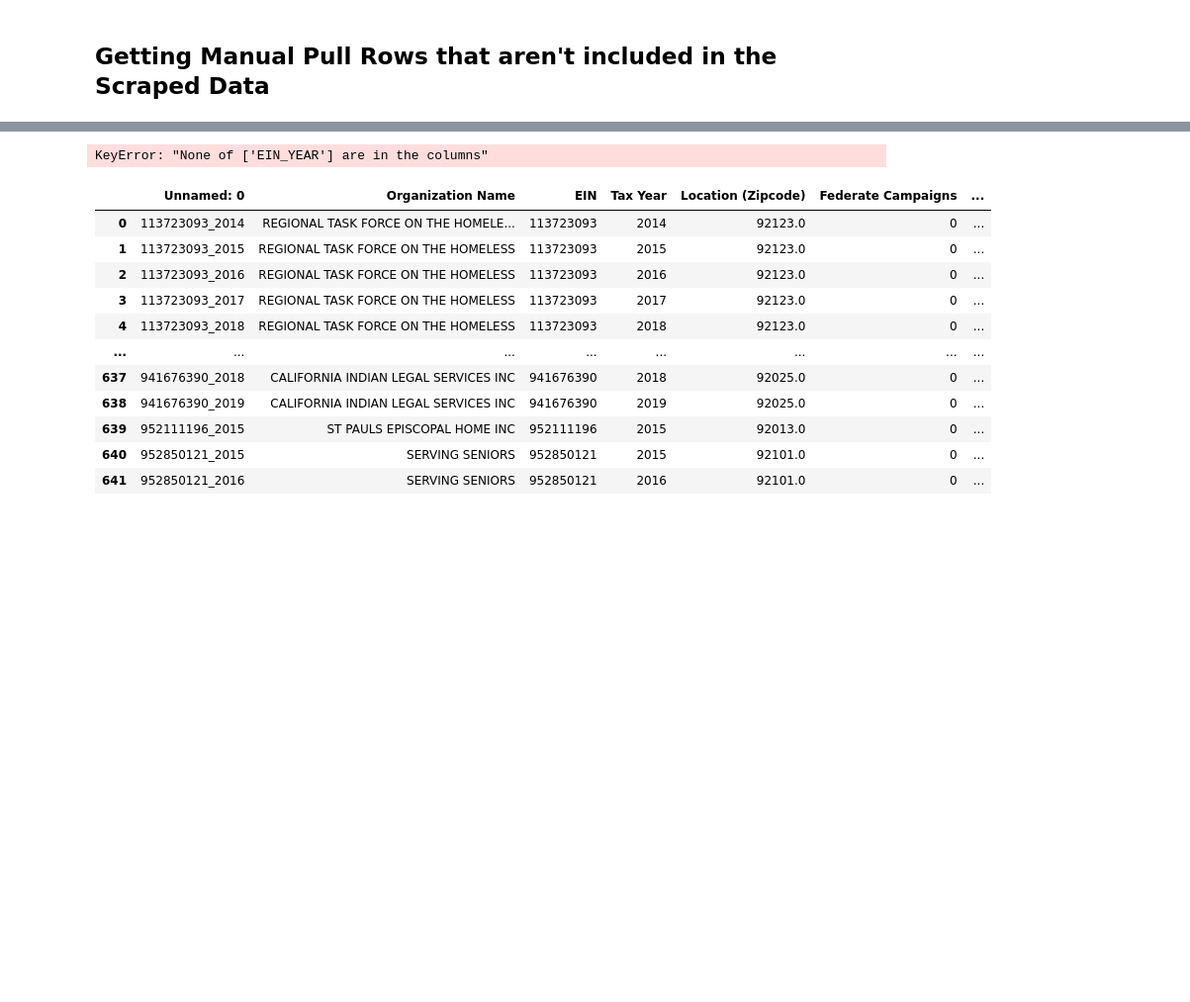
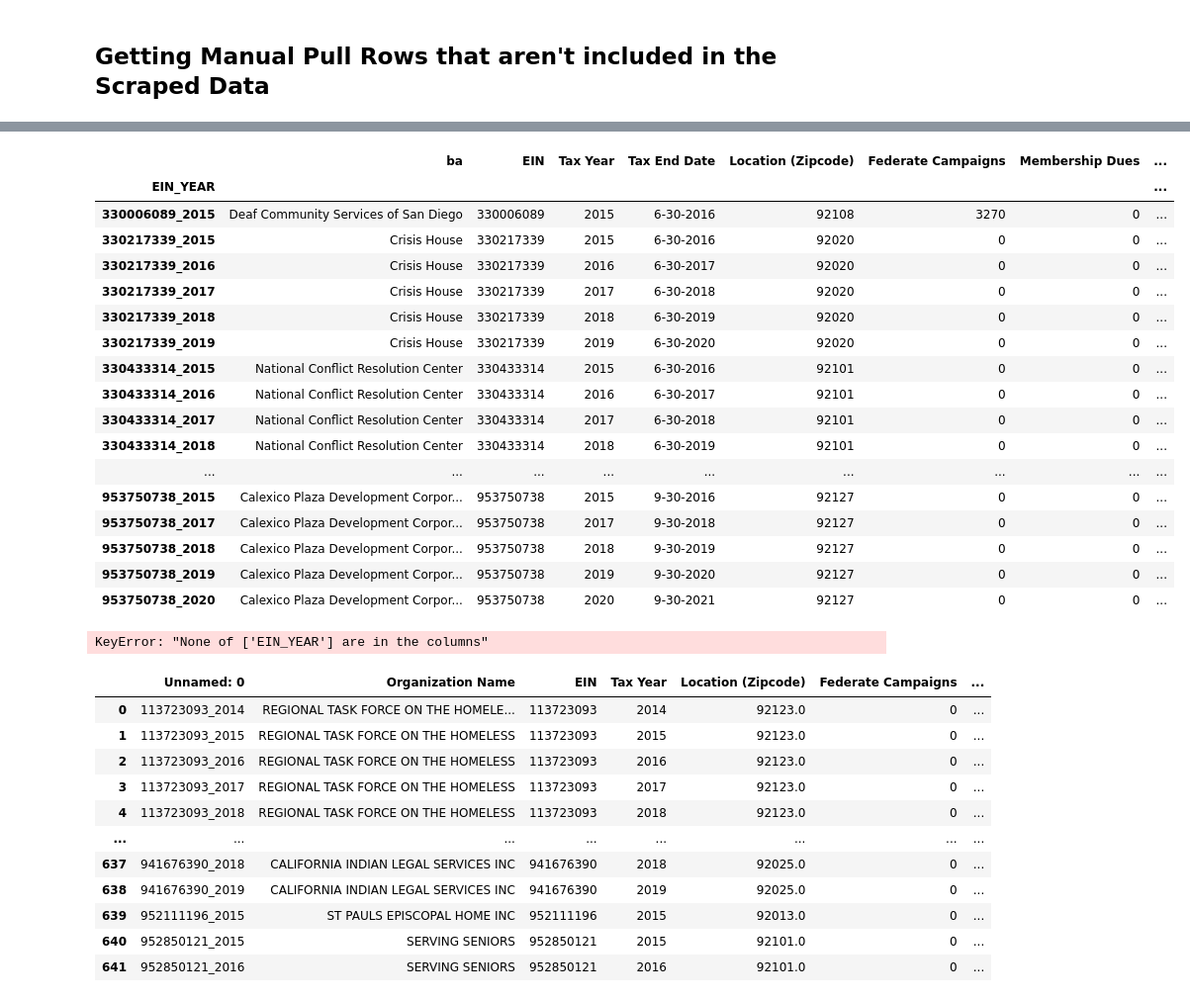
Before and after one commit to dbyers15/SDCTA-homelessness, a Jupyter notebook: XML parser/990 - error check.ipynb, the cells around one changed output, grey strips where cells are left out. Shown at 99% size. Cells and saved outputs as stored; diff of their text form; code cells hidden in the pictures; blank space fills up the shorter version.

```diff
--- a/XML parser/990 - error check.ipynb
+++ b/XML parser/990 - error check.ipynb
@@ -1029,5 +1013,3 @@ manual_pull
-# %%
-#new_index = [index[:-5] for index in phil_df.index]
-#phil_df.reset_index()
-#phil_df.index = new_index
-full_phil = full_phil.drop(['Unnamed: 0'],axis=1)
+# %%
+manual_pull = raw_manual_pull[raw_manual_pull.get('Type') == 'A'].dropna(thresh=1).dropna(subset=['EIN']).drop(['Type'], axis=1)
+manual_pull
@@ -1034,4 +1031,4 @@ full_phil = full_phil.drop(['Unnamed: 0'],axis=1)
 # %%
-pull_these = list(manual_pull.index.difference(phil_df.index))
+pull_these = list(manual_pull.index.difference(full_phil.index))
 pull_these
 # %% [output]
@@ -1063,9 +1041,28 @@ array(['330006089', '330217339', '330433314', '330492304', '330602842',
 # %%
 not_scraped = manual_pull.loc[pull_these]
 not_scraped['EIN'] = [int(ein) for ein in not_scraped['EIN']]
 not_scraped['Tax Year'] = [int(year) for year in not_scraped['Tax Year']]
 not_scraped['Location (Zipcode)'] = [int(loc) for loc in not_scraped['Location (Zipcode)']]
-not_scraped = not_scraped.drop(['Unnamed: 14','Unnamed: 15','Unnamed: 16'],axis=1)
+not_scraped #= not_scraped.drop(['Unnamed: 14','Unnamed: 15','Unnamed: 16'],axis=1)
+# %% [output]
+|  | ba | EIN | Tax Year | Tax End Date | Location (Zipcode) | Federate Campaigns | Membership Dues | ... |
+| EIN_YEAR |  |  |  |  |  |  |  | ... |
+| 330006089_2015 | Deaf Community Services of San Diego | 330006089 | 2015 | 6-30-2016 | 92108 | 3270 | 0 | ... |
+| 330217339_2015 | Crisis House | 330217339 | 2015 | 6-30-2016 | 92020 | 0 | 0 | ... |
+| 330217339_2016 | Crisis House | 330217339 | 2016 | 6-30-2017 | 92020 | 0 | 0 | ... |
+| 330217339_2017 | Crisis House | 330217339 | 2017 | 6-30-2018 | 92020 | 0 | 0 | ... |
+| 330217339_2018 | Crisis House | 330217339 | 2018 | 6-30-2019 | 92020 | 0 | 0 | ... |
+| 330217339_2019 | Crisis House | 330217339 | 2019 | 6-30-2020 | 92020 | 0 | 0 | ... |
+| 330433314_2015 | National Conflict Resolution Center | 330433314 | 2015 | 6-30-2016 | 92101 | 0 | 0 | ... |
+| 330433314_2016 | National Conflict Resolution Center | 330433314 | 2016 | 6-30-2017 | 92101 | 0 | 0 | ... |
+| 330433314_2017 | National Conflict Resolution Center | 330433314 | 2017 | 6-30-2018 | 92101 | 0 | 0 | ... |
+| 330433314_2018 | National Conflict Resolution Center | 330433314 | 2018 | 6-30-2019 | 92101 | 0 | 0 | ... |
+| ... | ... | ... | ... | ... | ... | ... | ... | ... |
+| 953750738_2015 | Calexico Plaza Development Corpor... | 953750738 | 2015 | 9-30-2016 | 92127 | 0 | 0 | ... |
+| 953750738_2017 | Calexico Plaza Development Corpor... | 953750738 | 2017 | 9-30-2018 | 92127 | 0 | 0 | ... |
+| 953750738_2018 | Calexico Plaza Development Corpor... | 953750738 | 2018 | 9-30-2019 | 92127 | 0 | 0 | ... |
+| 953750738_2019 | Calexico Plaza Development Corpor... | 953750738 | 2019 | 9-30-2020 | 92127 | 0 | 0 | ... |
+| 953750738_2020 | Calexico Plaza Development Corpor... | 953750738 | 2020 | 9-30-2021 | 92127 | 0 | 0 | ... |
 # %%
 to_std = ['Organization Name', 'EIN', 'Tax Year', 'Tax End Date','Location (Zipcode)', 'Federate Campaigns', 'Membership Dues',
               'Fundraising Events', 'Related Organizations', 'Government Grants', 'All Other Contributions',
```
Also changed, not shown: parts of 34 cells of this notebook.
